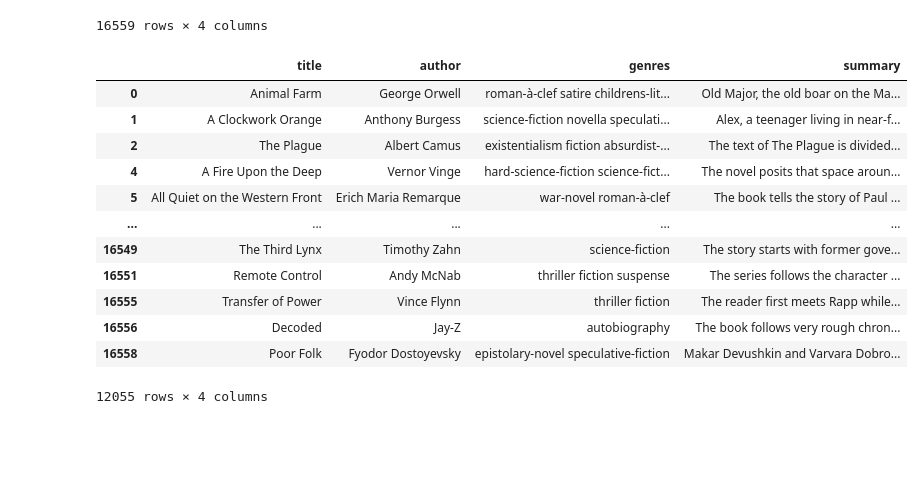
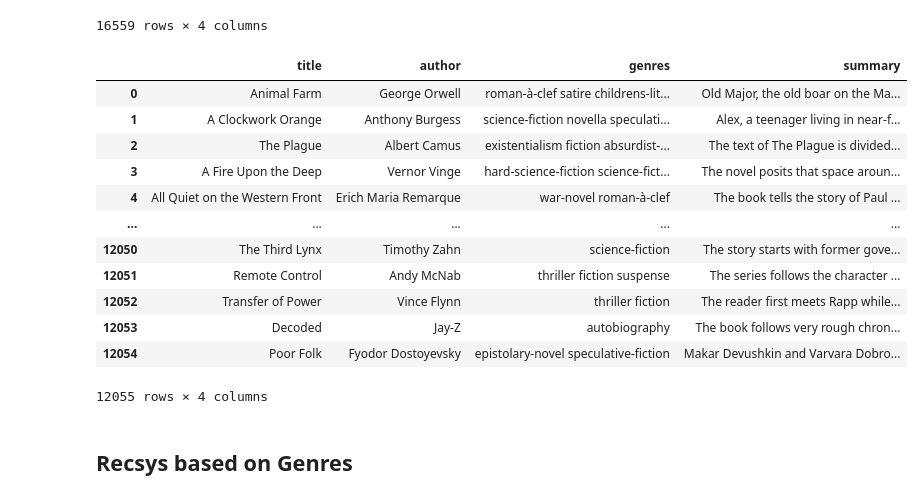
Before and after one commit to SayantanBasak07/tkc-ml-proj, a Jupyter notebook: context-aware/Recsys.ipynb, the cells around one changed output. Cells and saved outputs as stored; diff of their text form; code cells hidden in the pictures; blank space fills up the shorter version.

```diff
--- a/context-aware/Recsys.ipynb
+++ b/context-aware/Recsys.ipynb
@@ -51,19 +48,22 @@ df
 | 16558 | Poor Folk | Fyodor Dostoyevsky | epistolary-novel speculative-fiction | Makar Devushkin and Varvara Dobro... |
 16559 rows × 4 columns
 # %%
-df = df.dropna(axis=0, how="any")
+df.dropna(axis=0, how="any", inplace=True)  # Remove rows with missing values
+df.reset_index(drop=True, inplace=True)  # Reset index
 df
 # %% [output]
 |  | title | author | genres | summary |
 | 0 | Animal Farm | George Orwell | roman-à-clef satire childrens-lit... | Old Major, the old boar on the Ma... |
 | 1 | A Clockwork Orange | Anthony Burgess | science-fiction novella speculati... | Alex, a teenager living in near-f... |
 | 2 | The Plague | Albert Camus | existentialism fiction absurdist-... | The text of The Plague is divided... |
-| 4 | A Fire Upon the Deep | Vernor Vinge | hard-science-fiction science-fict... | The novel posits that space aroun... |
-| 5 | All Quiet on the Western Front | Erich Maria Remarque | war-novel roman-à-clef | The book tells the story of Paul ... |
+| 3 | A Fire Upon the Deep | Vernor Vinge | hard-science-fiction science-fict... | The novel posits that space aroun... |
+| 4 | All Quiet on the Western Front | Erich Maria Remarque | war-novel roman-à-clef | The book tells the story of Paul ... |
 | ... | ... | ... | ... | ... |
-| 16549 | The Third Lynx | Timothy Zahn | science-fiction | The story starts with former gove... |
-| 16551 | Remote Control | Andy McNab | thriller fiction suspense | The series follows the character ... |
-| 16555 | Transfer of Power | Vince Flynn | thriller fiction | The reader first meets Rapp while... |
-| 16556 | Decoded | Jay-Z | autobiography | The book follows very rough chron... |
-| 16558 | Poor Folk | Fyodor Dostoyevsky | epistolary-novel speculative-fiction | Makar Devushkin and Varvara Dobro... |
+| 12050 | The Third Lynx | Timothy Zahn | science-fiction | The story starts with former gove... |
+| 12051 | Remote Control | Andy McNab | thriller fiction suspense | The series follows the character ... |
+| 12052 | Transfer of Power | Vince Flynn | thriller fiction | The reader first meets Rapp while... |
+| 12053 | Decoded | Jay-Z | autobiography | The book follows very rough chron... |
+| 12054 | Poor Folk | Fyodor Dostoyevsky | epistolary-novel speculative-fiction | Makar Devushkin and Varvara Dobro... |
 12055 rows × 4 columns
+# %% [markdown]
+## Recsys based on Genres
```
Also changed, not shown: parts of 18 cells of this notebook, 1 other file.
